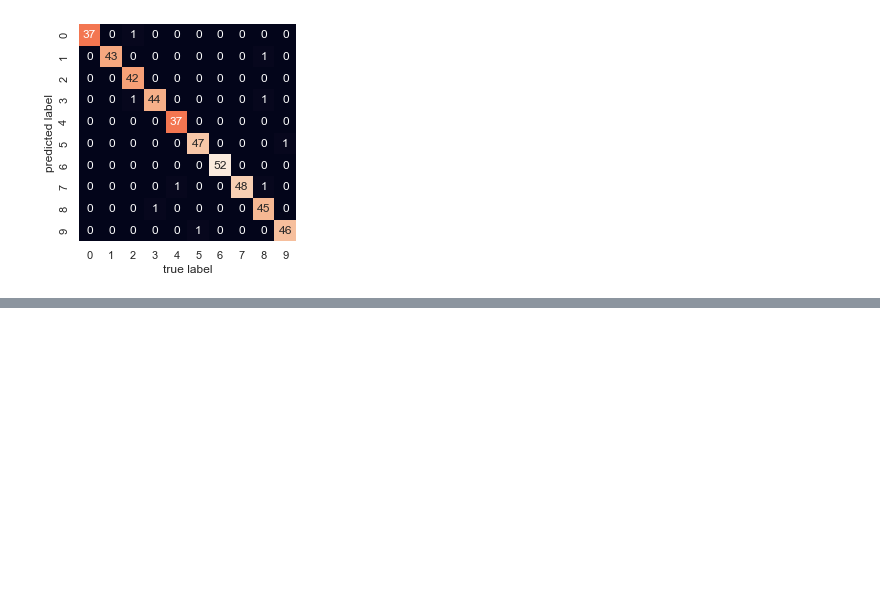
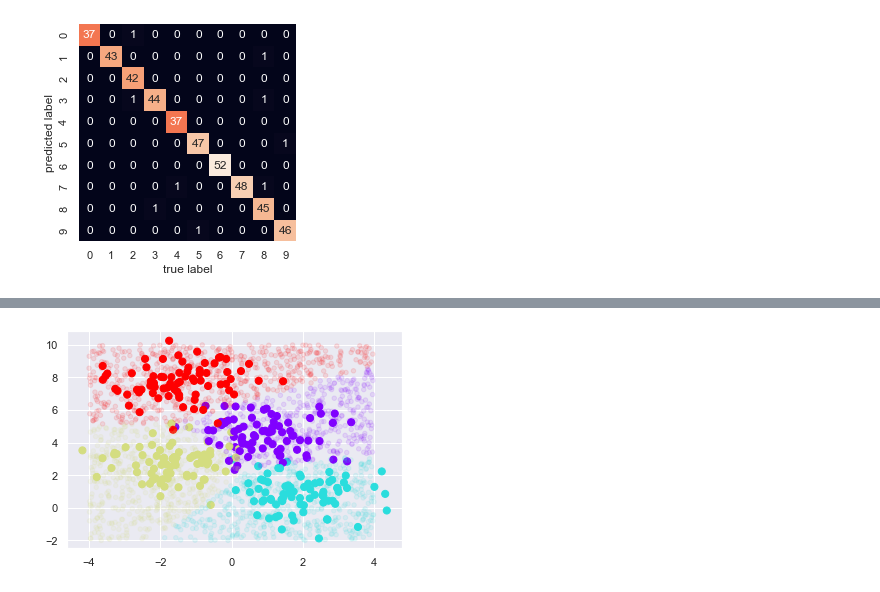
Before and after one commit to miwamasa/DataScience2022, a Jupyter notebook: notebooks/lecture8_classification.ipynb, the cells around one changed output, grey strips where cells are left out. Saved outputs shown, nothing was run; the diff lists cells and outputs as text; code cells hidden in the pictures; blank space fills up the shorter version.

```diff
--- a/notebooks/lecture8_classification.ipynb
+++ b/notebooks/lecture8_classification.ipynb
@@ -331,0 +366,6 @@ plt.ylabel('predicted label');
+# %%
+from sklearn.datasets import make_blobs
+
+X, y = make_blobs(n_samples=300, centers=4,
+                  random_state=0, cluster_std=1.0)
+plt.scatter(X[:, 0], X[:, 1], c=y, s=50, cmap='rainbow');
@@ -331,0 +374,16 @@ plt.ylabel('predicted label');
+# %%
+from sklearn.naive_bayes import GaussianNB
+model = GaussianNB()
+model.fit(X, y);
+# %%
+rng = np.random.RandomState(0)
+Xnew = [-4, -2] + [8, 12] * rng.rand(2000, 2)
+ynew = model.predict(Xnew)
+# %%
+#plt.scatter(X[:, 0], X[:, 1], c=y, s=50, cmap='RdBu')
+plt.scatter(X[:, 0], X[:, 1], c=y, s=50, cmap='rainbow');
+lim = plt.axis()
+plt.scatter(Xnew[:, 0], Xnew[:, 1], c=ynew, s=20, cmap='rainbow', alpha=0.1)
+plt.axis(lim);
+# %% [output]
+[figure, added]
```
Also changed, not shown: parts of 9 cells of this notebook.
